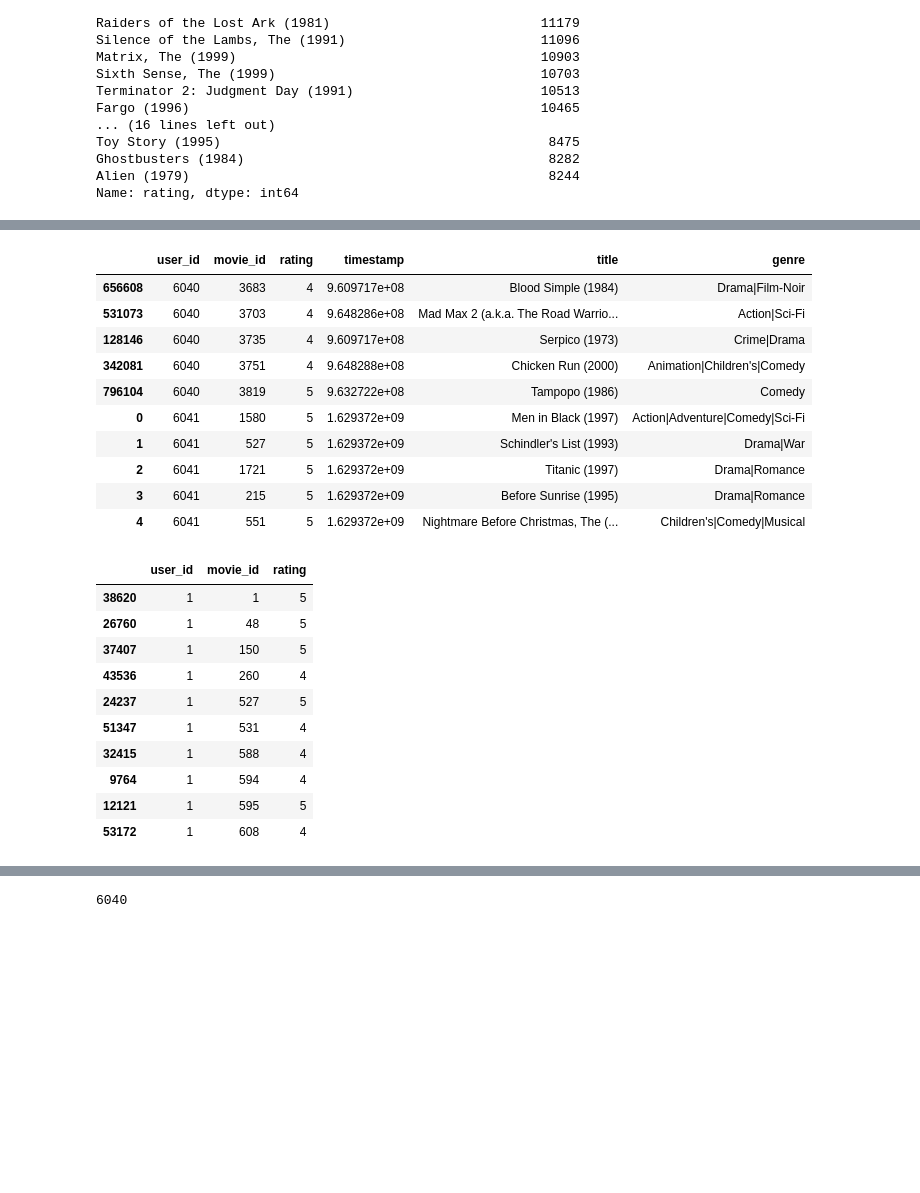
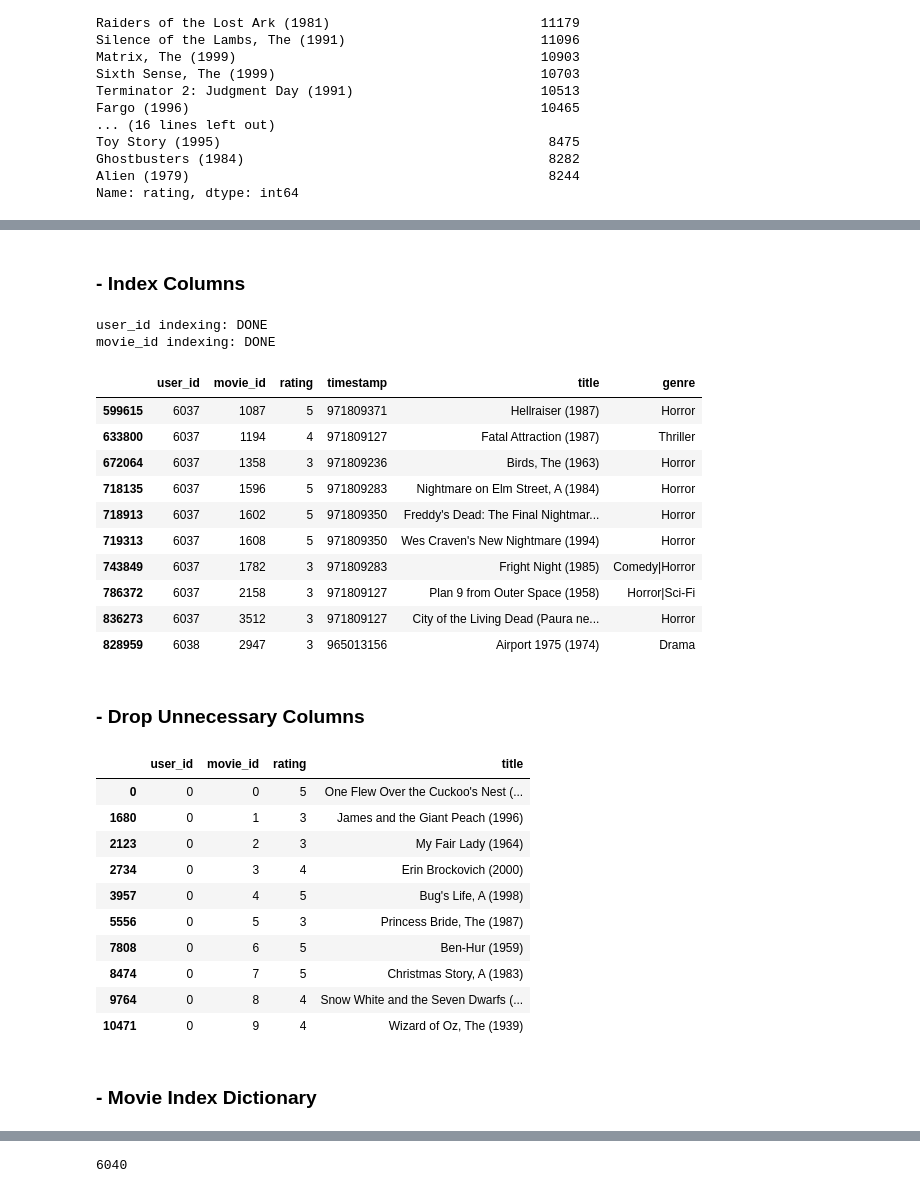
Before and after one commit to nanunzoey/aiffel_projects, a Jupyter notebook: exploration/E9_movielens_recommender_system.ipynb, the cells around one changed output, grey strips where cells are left out. Saved outputs shown, nothing was run; the diff lists cells and outputs as text; code cells hidden in the pictures; blank space fills up the shorter version.

```diff
--- a/exploration/E9_movielens_recommender_system.ipynb
+++ b/exploration/E9_movielens_recommender_system.ipynb
@@ -260,6 +184,25 @@ timestamp = time.time()
-# %%
-my_playlist = pd.DataFrame({'user_id': [last_idx+1]*5, 'movie_id': my_idx, 'rating': [5]*5, 'timestamp': timestamp, 'title': my_favorite, 'genre': my_genre})
-
-# last_idx == 6040이면 추가
-if not total.isin({'user_id': [6041]})['user_id'].any():
-    total = total.append(my_playlist)
+# %% [markdown]
+### - Index Columns
+# %%
+user_unique = total['user_id'].unique()
+movie_unique = total['movie_id'].unique()
+
+user_to_idx = {v:k for k, v in enumerate(user_unique)}
+movie_to_idx = {v:k for k, v in enumerate(movie_unique)}
+# %%
+temp_user_data = total['user_id'].map(user_to_idx.get).dropna()
+if len(temp_user_data) == len(total):
+    print('user_id indexing: DONE')
+    total['user_id'] = temp_user_data
+else:
+    print('user_id indexing: Failed')
+
+temp_movie_data = total['movie_id'].map(movie_to_idx.get).dropna()
+if len(temp_movie_data) == len(total):
+    print('movie_id indexing: DONE')
+    total['movie_id'] = temp_movie_data
+else:
+    print('movie_id indexing: Failed')
+# %% [output]
+user_id indexing: DONE
+movie_id indexing: DONE
@@ -267,29 +212,33 @@ if not total.isin({'user_id': [6041]})['user_id'].any():
 total.tail(10)
 # %% [output]
 |  | user_id | movie_id | rating | timestamp | title | genre |
-| 656608 | 6040 | 3683 | 4 | 9.609717e+08 | Blood Simple (1984) | Drama|Film-Noir |
-| 531073 | 6040 | 3703 | 4 | 9.648286e+08 | Mad Max 2 (a.k.a. The Road Warrio... | Action|Sci-Fi |
-| 128146 | 6040 | 3735 | 4 | 9.609717e+08 | Serpico (1973) | Crime|Drama |
-| 342081 | 6040 | 3751 | 4 | 9.648288e+08 | Chicken Run (2000) | Animation|Children's|Comedy |
-| 796104 | 6040 | 3819 | 5 | 9.632722e+08 | Tampopo (1986) | Comedy |
-| 0 | 6041 | 1580 | 5 | 1.629372e+09 | Men in Black (1997) | Action|Adventure|Comedy|Sci-Fi |
-| 1 | 6041 | 527 | 5 | 1.629372e+09 | Schindler's List (1993) | Drama|War |
-| 2 | 6041 | 1721 | 5 | 1.629372e+09 | Titanic (1997) | Drama|Romance |
-| 3 | 6041 | 215 | 5 | 1.629372e+09 | Before Sunrise (1995) | Drama|Romance |
-| 4 | 6041 | 551 | 5 | 1.629372e+09 | Nightmare Before Christmas, The (... | Children's|Comedy|Musical |
+| 599615 | 6037 | 1087 | 5 | 971809371 | Hellraiser (1987) | Horror |
+| 633800 | 6037 | 1194 | 4 | 971809127 | Fatal Attraction (1987) | Thriller |
+| 672064 | 6037 | 1358 | 3 | 971809236 | Birds, The (1963) | Horror |
+| 718135 | 6037 | 1596 | 5 | 971809283 | Nightmare on Elm Street, A (1984) | Horror |
+| 718913 | 6037 | 1602 | 5 | 971809350 | Freddy's Dead: The Final Nightmar... | Horror |
+| 719313 | 6037 | 1608 | 5 | 971809350 | Wes Craven's New Nightmare (1994) | Horror |
+| 743849 | 6037 | 1782 | 3 | 971809283 | Fright Night (1985) | Comedy|Horror |
+| 786372 | 6037 | 2158 | 3 | 971809127 | Plan 9 from Outer Space (1958) | Horror|Sci-Fi |
+| 836273 | 6037 | 3512 | 3 | 971809127 | City of the Living Dead (Paura ne... | Horror |
+| 828959 | 6038 | 2947 | 3 | 965013156 | Airport 1975 (1974) | Drama |
+# %% [markdown]
+### - Drop Unnecessary Columns
 # %%
-final = total.drop(['timestamp', 'title', 'genre'], axis=1)
+final = total.drop(['timestamp', 'genre'], axis=1)
 
 final.head(10)
 # %% [output]
-|  | user_id | movie_id | rating |
-| 38620 | 1 | 1 | 5 |
-| 26760 | 1 | 48 | 5 |
-| 37407 | 1 | 150 | 5 |
-| 43536 | 1 | 260 | 4 |
-| 24237 | 1 | 527 | 5 |
-| 51347 | 1 | 531 | 4 |
-| 32415 | 1 | 588 | 4 |
-| 9764 | 1 | 594 | 4 |
-| 12121 | 1 | 595 | 5 |
-| 53172 | 1 | 608 | 4 |
+|  | user_id | movie_id | rating | title |
+| 0 | 0 | 0 | 5 | One Flew Over the Cuckoo's Nest (... |
+| 1680 | 0 | 1 | 3 | James and the Giant Peach (1996) |
+| 2123 | 0 | 2 | 3 | My Fair Lady (1964) |
+| 2734 | 0 | 3 | 4 | Erin Brockovich (2000) |
+| 3957 | 0 | 4 | 5 | Bug's Life, A (1998) |
+| 5556 | 0 | 5 | 3 | Princess Bride, The (1987) |
+| 7808 | 0 | 6 | 5 | Ben-Hur (1959) |
+| 8474 | 0 | 7 | 5 | Christmas Story, A (1983) |
+| 9764 | 0 | 8 | 4 | Snow White and the Seven Dwarfs (... |
+| 10471 | 0 | 9 | 4 | Wizard of Oz, The (1939) |
+# %% [markdown]
+### - Movie Index Dictionary
```
Also changed, not shown: parts of 49 cells of this notebook.
